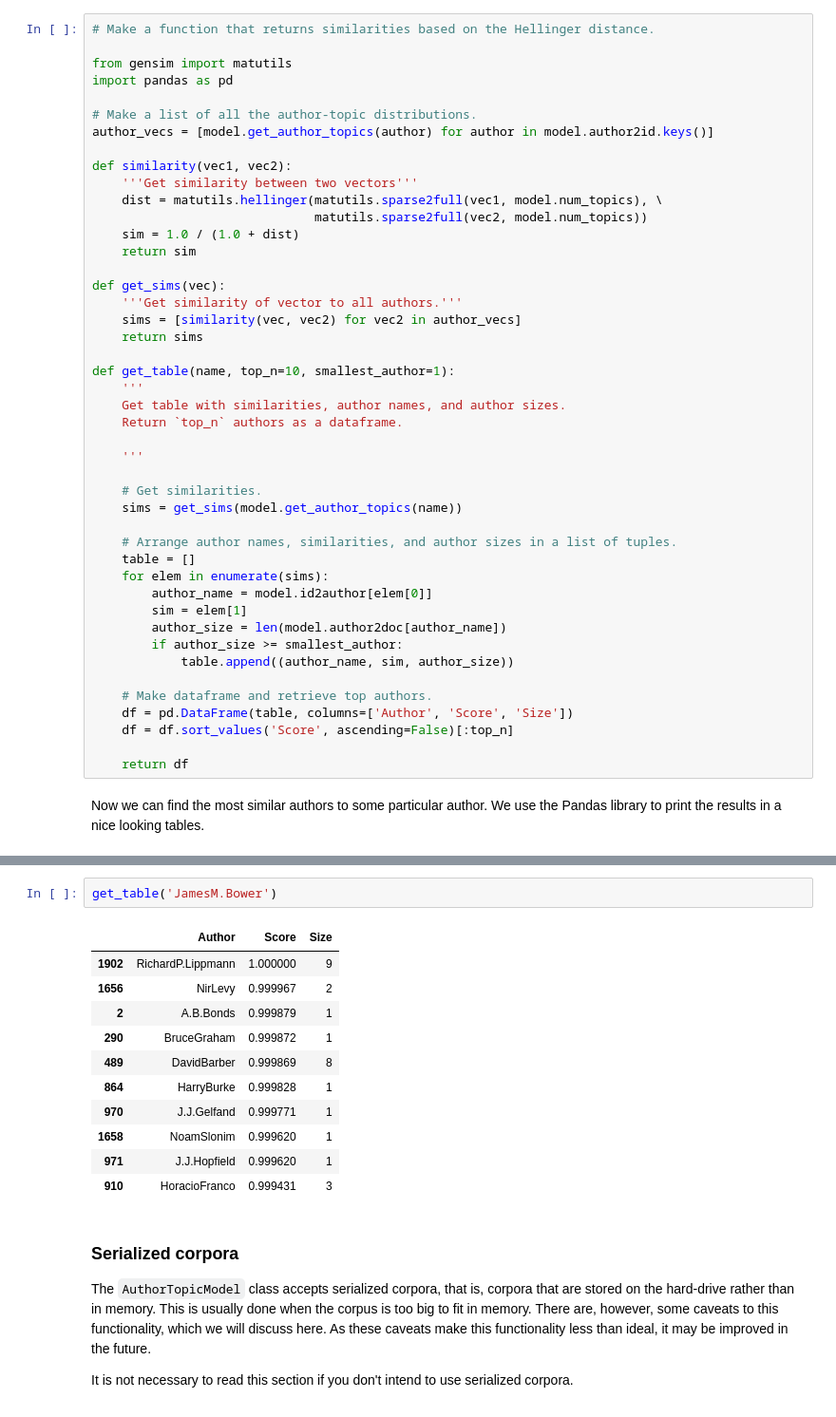
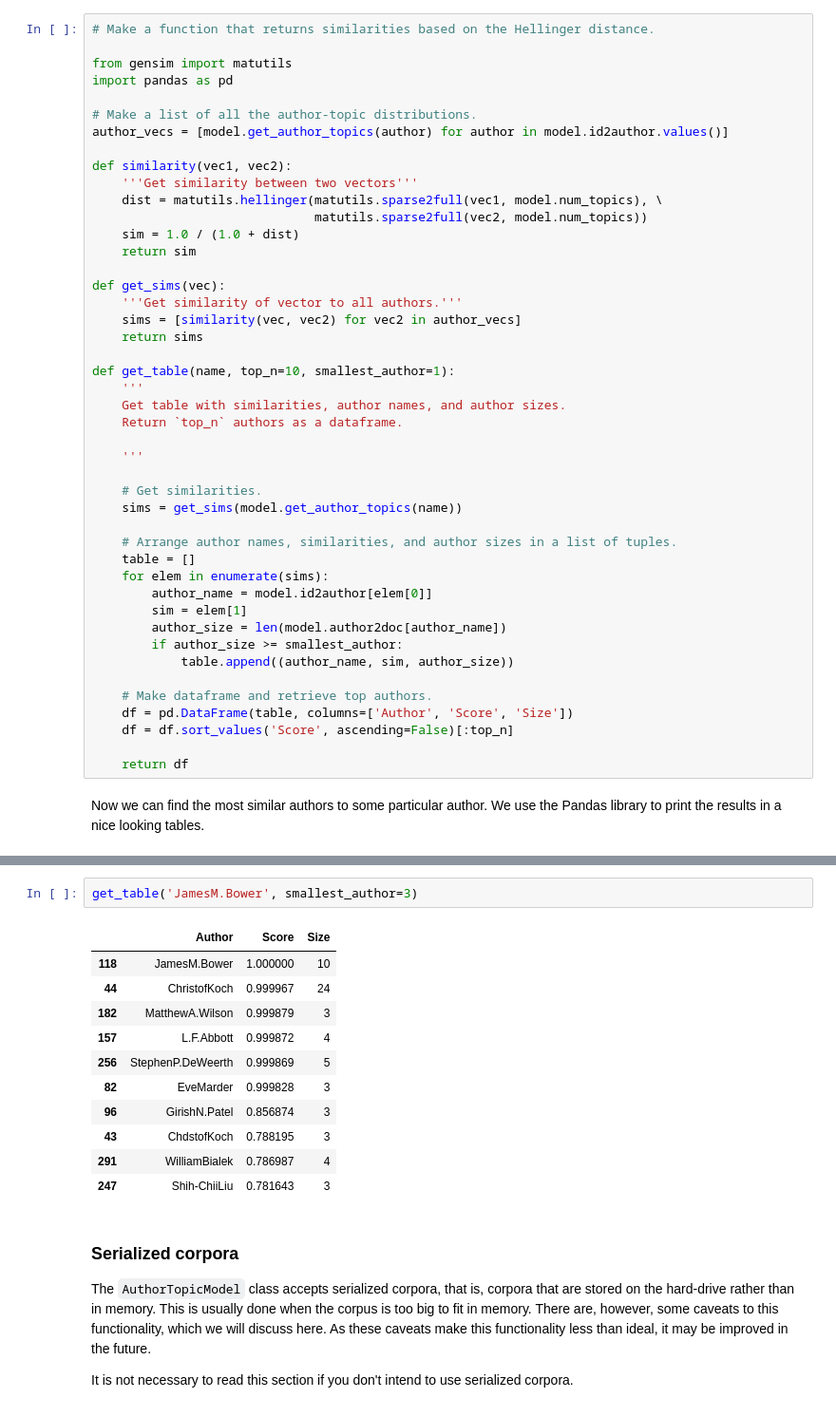
Before and after one commit to piskvorky/gensim, a Jupyter notebook: docs/notebooks/atmodel_tutorial.ipynb, the cells around one changed output, grey strips where cells are left out. Shown at 95% size. Saved outputs shown, nothing was run; the diff lists cells and outputs as text.

```diff
--- a/docs/notebooks/atmodel_tutorial.ipynb
+++ b/docs/notebooks/atmodel_tutorial.ipynb
@@ -492,7 +492,7 @@ from gensim import matutils
 import pandas as pd
 
 # Make a list of all the author-topic distributions.
-author_vecs = [model.get_author_topics(author) for author in model.author2id.keys()]
+author_vecs = [model.get_author_topics(author) for author in model.id2author.values()]
 
 def similarity(vec1, vec2):
     '''Get similarity between two vectors'''
@@ -549,17 +551,17 @@ get_table('YannLeCun')
 # %%
-get_table('JamesM.Bower')
+get_table('JamesM.Bower', smallest_author=3)
 # %% [output]
 |  | Author | Score | Size |
-| 1902 | RichardP.Lippmann | 1.000000 | 9 |
-| 1656 | NirLevy | 0.999967 | 2 |
-| 2 | A.B.Bonds | 0.999879 | 1 |
-| 290 | BruceGraham | 0.999872 | 1 |
-| 489 | DavidBarber | 0.999869 | 8 |
-| 864 | HarryBurke | 0.999828 | 1 |
-| 970 | J.J.Gelfand | 0.999771 | 1 |
-| 1658 | NoamSlonim | 0.999620 | 1 |
-| 971 | J.J.Hopfield | 0.999620 | 1 |
-| 910 | HoracioFranco | 0.999431 | 3 |
+| 118 | JamesM.Bower | 1.000000 | 10 |
+| 44 | ChristofKoch | 0.999967 | 24 |
+| 182 | MatthewA.Wilson | 0.999879 | 3 |
+| 157 | L.F.Abbott | 0.999872 | 4 |
+| 256 | StephenP.DeWeerth | 0.999869 | 5 |
+| 82 | EveMarder | 0.999828 | 3 |
+| 96 | GirishN.Patel | 0.856874 | 3 |
+| 43 | ChdstofKoch | 0.788195 | 3 |
+| 291 | WilliamBialek | 0.786987 | 4 |
+| 247 | Shih-ChiiLiu | 0.781643 | 3 |
 # %% [markdown]
 ### Serialized corpora
 
```
Also changed, not shown: parts of 2 cells of this notebook.
